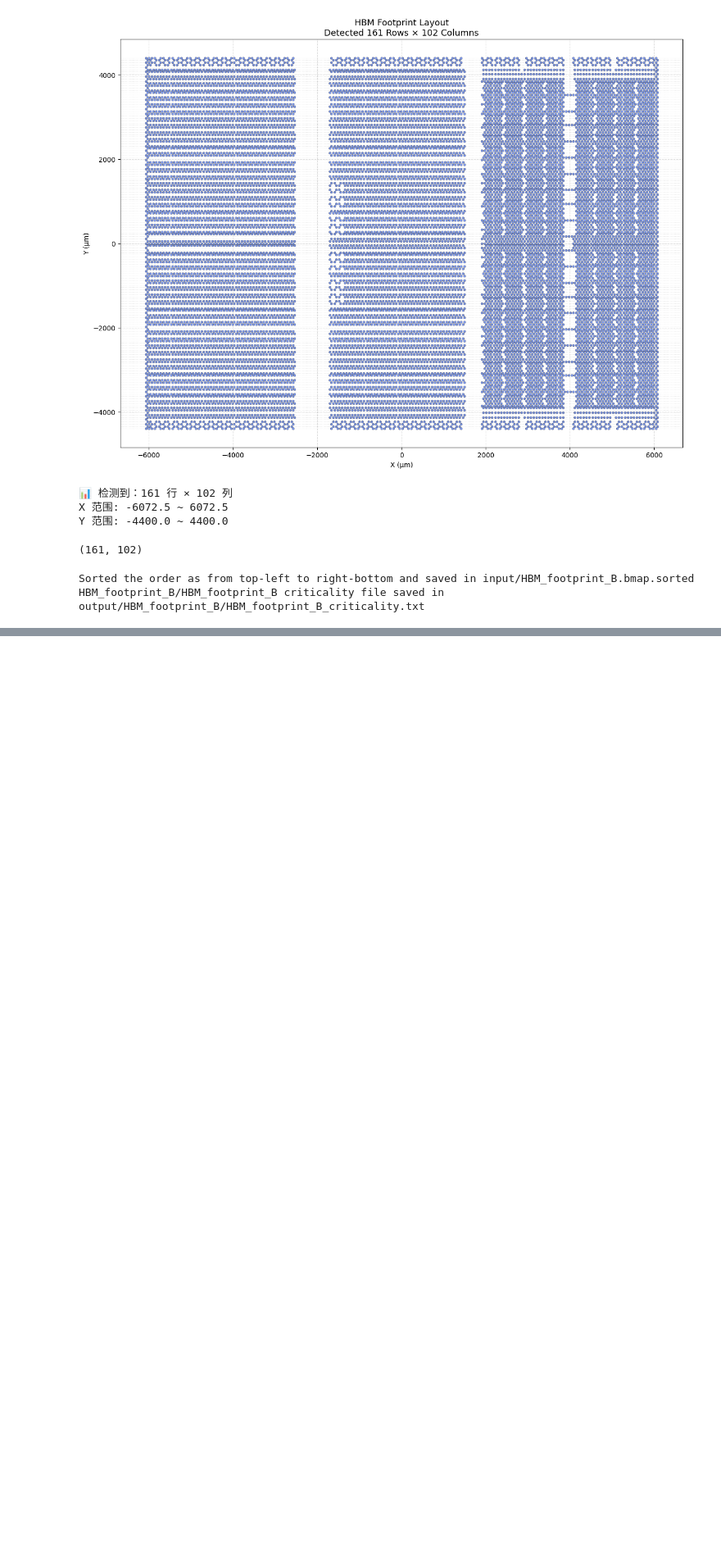
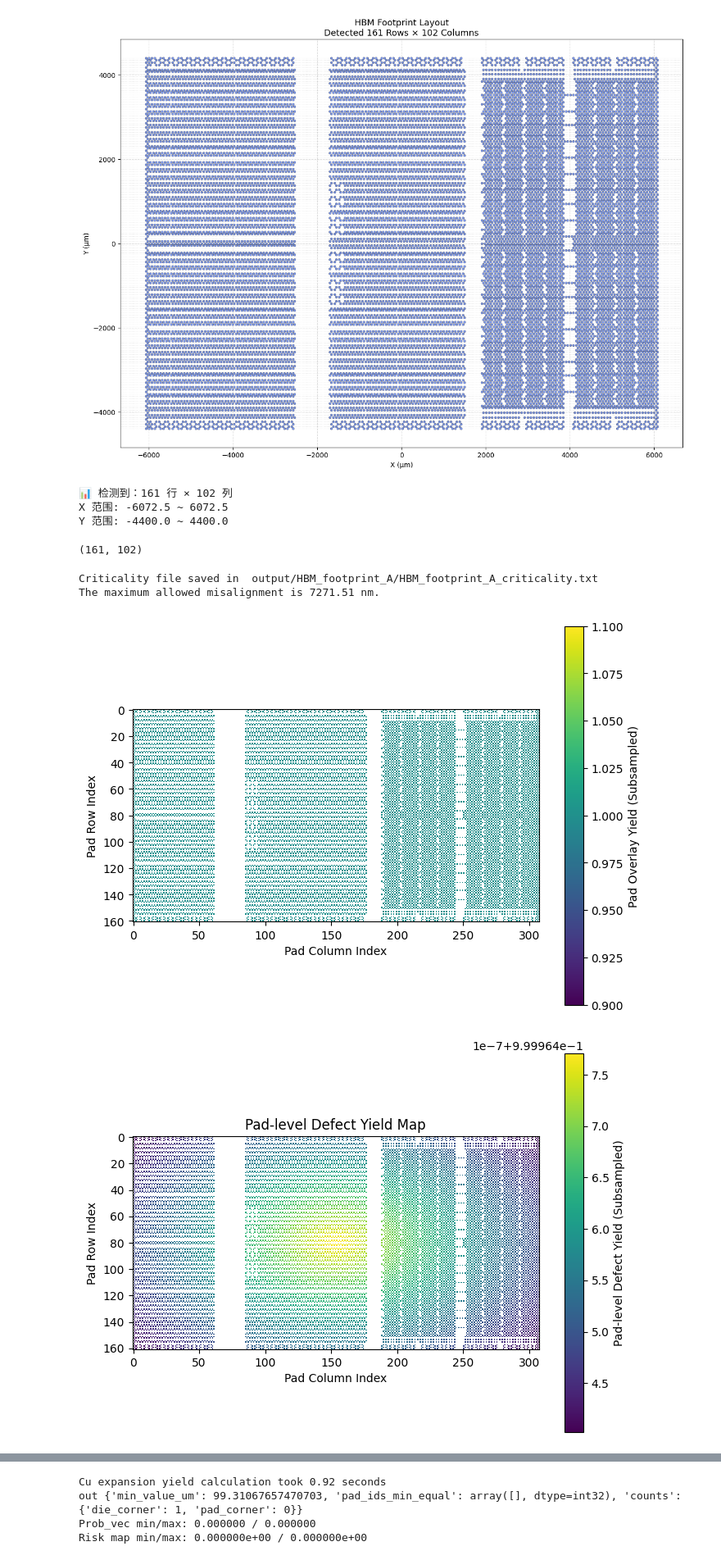
Before and after one commit to nanocad-lab/YAP, a Jupyter notebook: D2W/calculator_main.ipynb, the cells around one changed output, grey strips where cells are left out. Shown at 82% size. Drawn from its saved outputs; the diff is of its cells as text; code cells hidden in the pictures; blank space fills up the shorter version.

Commit message:
Update config.yaml

```diff
--- a/D2W/calculator_main.ipynb
+++ b/D2W/calculator_main.ipynb
@@ -90,26 +90,28 @@ Y 范围: -4400.0 ~ 4400.0
 (161, 102)
 # %%
 # Load configuration
-cfg = load_modeling_config(path='configs/HBM_footprint_B_config.yaml',
+cfg = load_modeling_config(path='configs/HBM_footprint_A_config.yaml',
                      mode='d2w_modeling',
                      debug=False)
 # If the directory does not exist, create it
 if not os.path.exists('output/' + cfg.DESIGN):
     os.makedirs('output/' + cfg.DESIGN)
 
 update_config_items(cfg=cfg, mode='d2w_modeling')
 
 pad_bitmap_collection = convert_3dblox_to_pad_bitmap(cfg=cfg,
                             blox_bmap_path='input/' + cfg.DESIGN + '.bmap',
                             pad_arrange_pattern=cfg.PAD_ARRANGE_PATTERN)
 
 
 # Calculate the yield
 start_time = time.time()
 pad_yield_map = Pad_Yield_Map_Generator(
     cfg=cfg,
     pad_bitmap_collection=pad_bitmap_collection,
 )
 # %% [output]
-Sorted the order as from top-left to right-bottom and saved in input/HBM_footprint_B.bmap.sorted
-HBM_footprint_B/HBM_footprint_B criticality file saved in  output/HBM_footprint_B/HBM_footprint_B_criticality.txt
+Criticality file saved in  output/HBM_footprint_A/HBM_footprint_A_criticality.txt
+The maximum allowed misalignment is 7271.51 nm.
+[figure, added]
+[figure, added]
@@ -116,0 +121,4 @@ IndexError: index 334 is out of bounds for axis 1 with size 308
+Cu expansion yield calculation took 0.92 seconds
+out {'min_value_um': 99.31067657470703, 'pad_ids_min_equal': array([], dtype=int32), 'counts': {'die_corner': 1, 'pad_corner': 0}}
+Prob_vec min/max: 0.000000 / 0.000000
+Risk map min/max: 0.000000e+00 / 0.000000e+00
```
Also changed, not shown: parts of 1 cell of this notebook, 9 other files.
